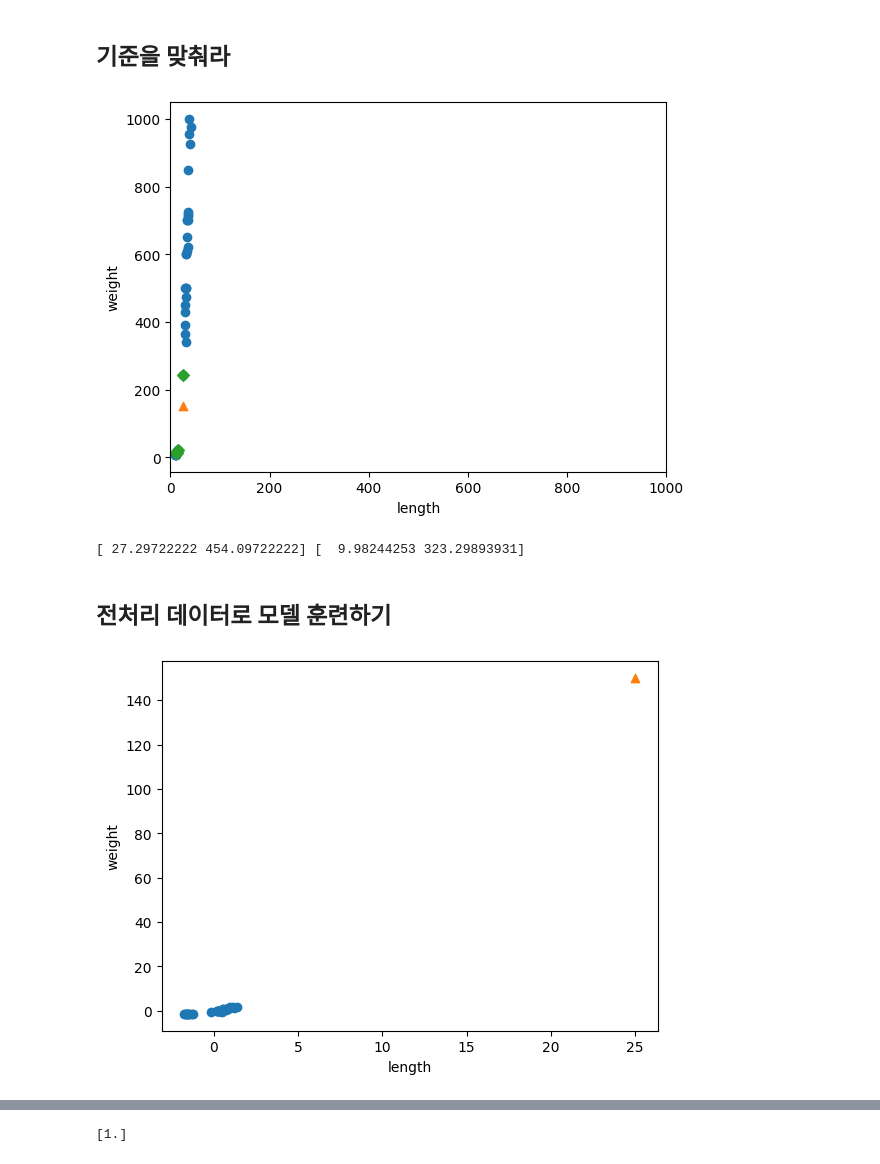
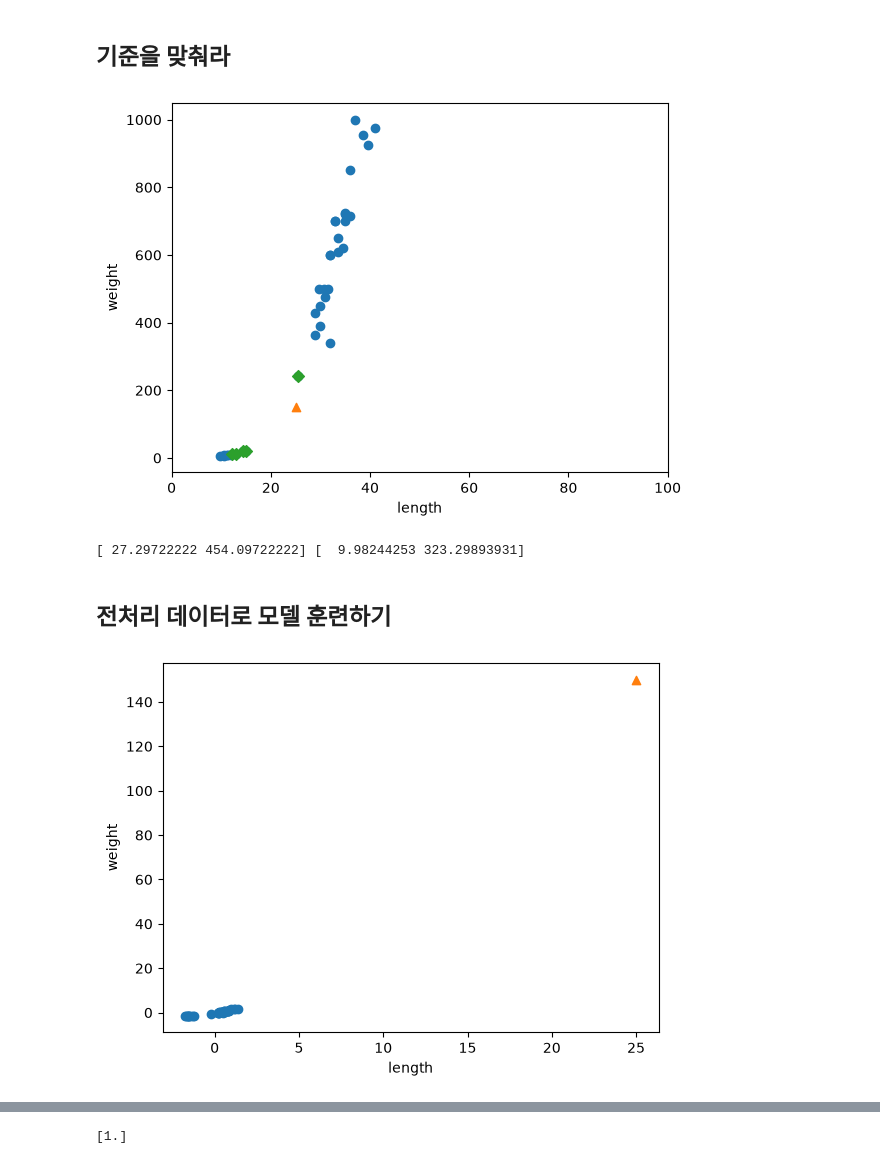
Before and after one commit to a1ljmook/Inflearn-hg-mldl, a Jupyter notebook: 2-2.ipynb, the cells around one changed output, grey strips where cells are left out. Drawn from its saved outputs; the diff is of its cells as text; code cells hidden in the pictures.

```diff
--- a/2-2.ipynb
+++ b/2-2.ipynb
@@ -54,3 +61,4 @@ from sklearn.model_selection import train_test_split
 # %%
-train_input, test_input, train_target, test_target = train_test_split(
-    fish_data, fish_target, random_state=42)
+print(test_target)
+train_input, test_input, train_target, test_target = train_test_split(fish_data, fish_target, stratify=fish_target, random_state=42)
+print(test_target)
@@ -69,3 +67,0 @@ print(test_target)
-# %%
-train_input, test_input, train_target, test_target = train_test_split(
-    fish_data, fish_target, stratify=fish_target, random_state=42)
@@ -129,20 +121,19 @@ print(distances)
 # %%
 plt.scatter(train_input[:,0], train_input[:,1])
 plt.scatter(25, 150, marker='^')
 plt.scatter(train_input[indexes,0], train_input[indexes,1], marker='D')
-plt.xlim((0, 1000))
+plt.xlim((0, 100))
 plt.xlabel('length')
 plt.ylabel('weight')
 plt.show()
 # %% [output]
-[figure, old version]
+[figure, new version]
 # %%
 mean = np.mean(train_input, axis=0)
 std = np.std(train_input, axis=0)
+print(mean, std)
+# %% [output]
+[ 27.29722222 454.09722222] [  9.98244253 323.29893931]
-# %%
-print(mean, std)
-# %% [output]
-[ 27.29722222 454.09722222] [  9.98244253 323.29893931]
 # %%
 train_scaled = (train_input - mean) / std
 # %% [markdown]
@@ -154,7 +145,7 @@ plt.xlabel('length')
 plt.ylabel('weight')
 plt.show()
 # %% [output]
-[figure, old version]
+[figure, new version]
 # %%
 new = ([25, 150] - mean) / std
 # %%
```
Also changed, not shown: parts of 24 cells of this notebook, 1 other file.
